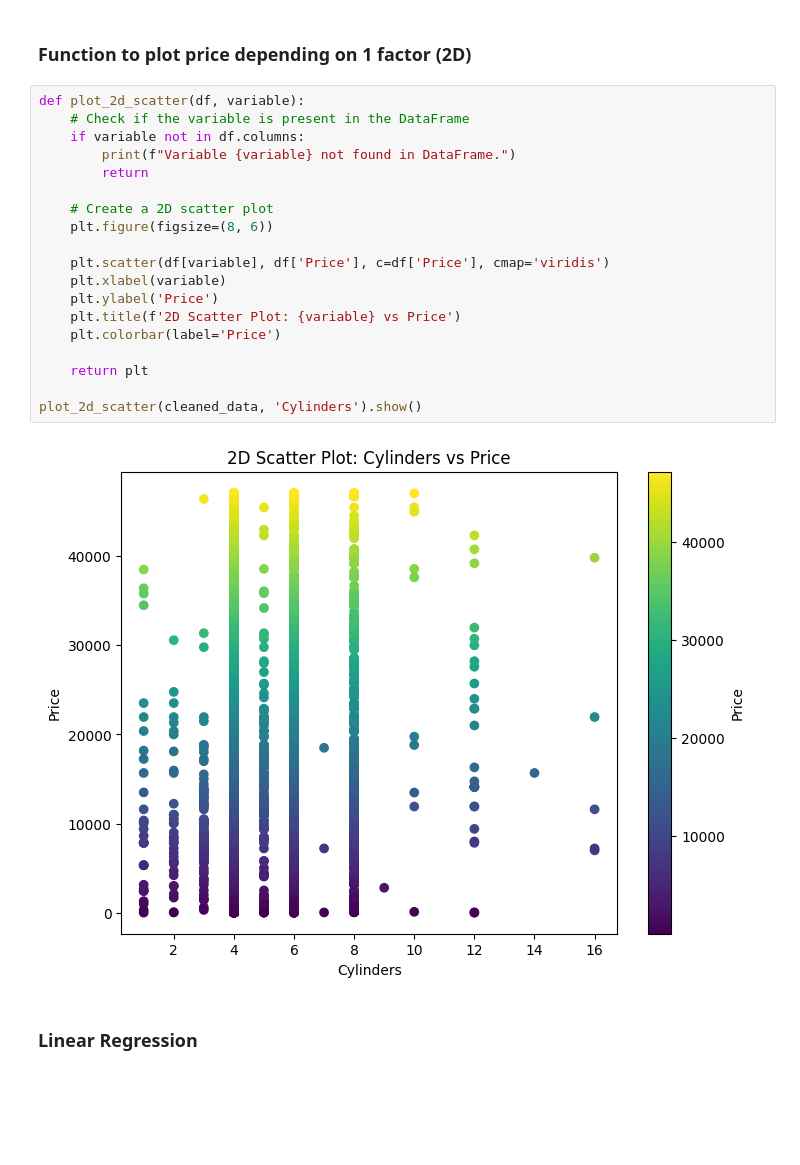
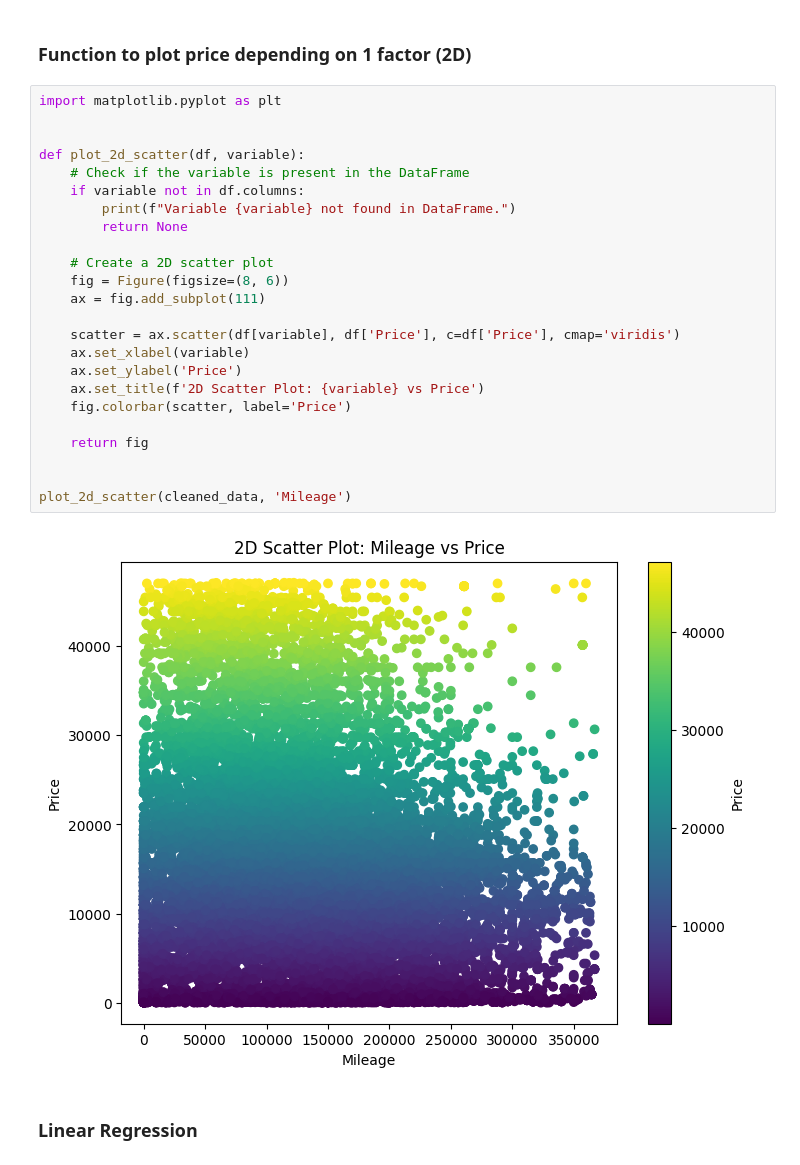
Before and after one commit to maximlapitan/qt_based_recommendation_app, a Jupyter notebook: inspect_csv.ipynb, the cells around one changed output. Drawn from its saved outputs; the diff is of its cells as text; blank space fills up the shorter version.

Commit message:
renew figure functions

```diff
--- a/inspect_csv.ipynb
+++ b/inspect_csv.ipynb
@@ -472,26 +478,31 @@ plot_3d_scatter(cleaned_data, 'Mileage', 'Prod. year').show()
 # %% [markdown]
 ### Function to plot price depending on 1 factor (2D)
 # %%
+import matplotlib.pyplot as plt
+
+
 def plot_2d_scatter(df, variable):
     # Check if the variable is present in the DataFrame
     if variable not in df.columns:
         print(f"Variable {variable} not found in DataFrame.")
-        return
+        return None
 
     # Create a 2D scatter plot
-    plt.figure(figsize=(8, 6))
+    fig = Figure(figsize=(8, 6))
+    ax = fig.add_subplot(111)
 
-    plt.scatter(df[variable], df['Price'], c=df['Price'], cmap='viridis')
-    plt.xlabel(variable)
-    plt.ylabel('Price')
-    plt.title(f'2D Scatter Plot: {variable} vs Price')
-    plt.colorbar(label='Price')
+    scatter = ax.scatter(df[variable], df['Price'], c=df['Price'], cmap='viridis')
+    ax.set_xlabel(variable)
+    ax.set_ylabel('Price')
+    ax.set_title(f'2D Scatter Plot: {variable} vs Price')
+    fig.colorbar(scatter, label='Price')
 
-    return plt
+    return fig
 
-plot_2d_scatter(cleaned_data, 'Cylinders').show()
+
+plot_2d_scatter(cleaned_data, 'Mileage')
 # %% [output]
-[figure, old version]
+[figure, new version]
 # %% [markdown]
 ### Linear Regression
 # %%
```
Also changed, not shown: parts of 2 cells of this notebook.
